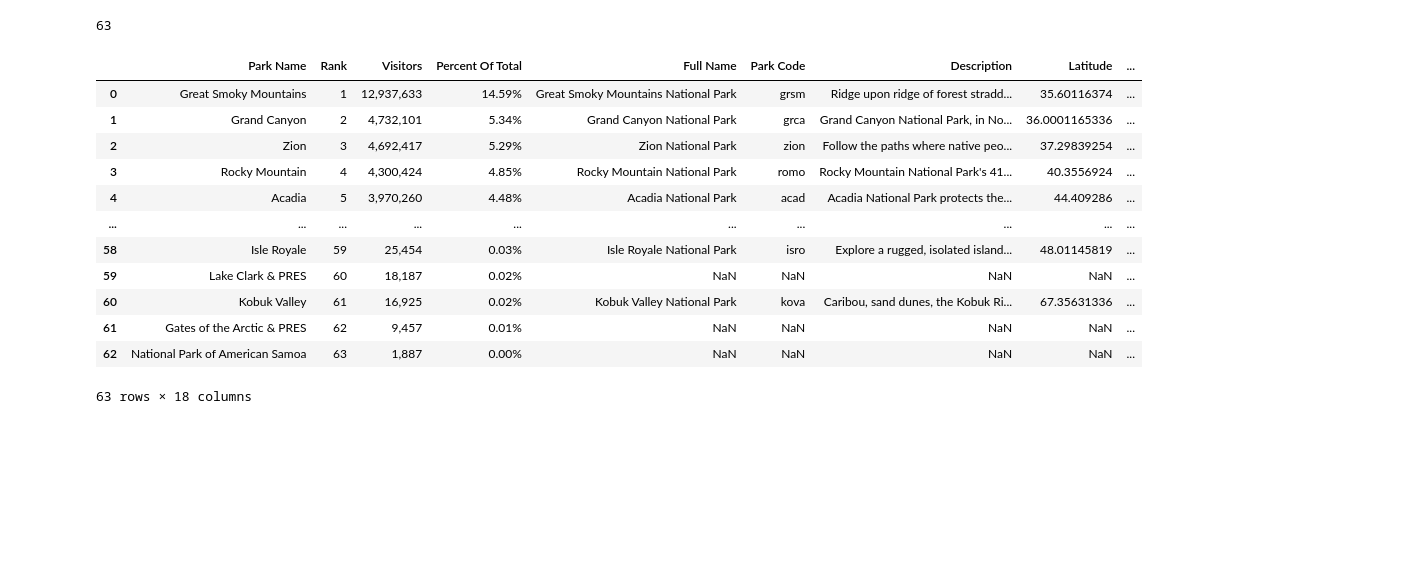
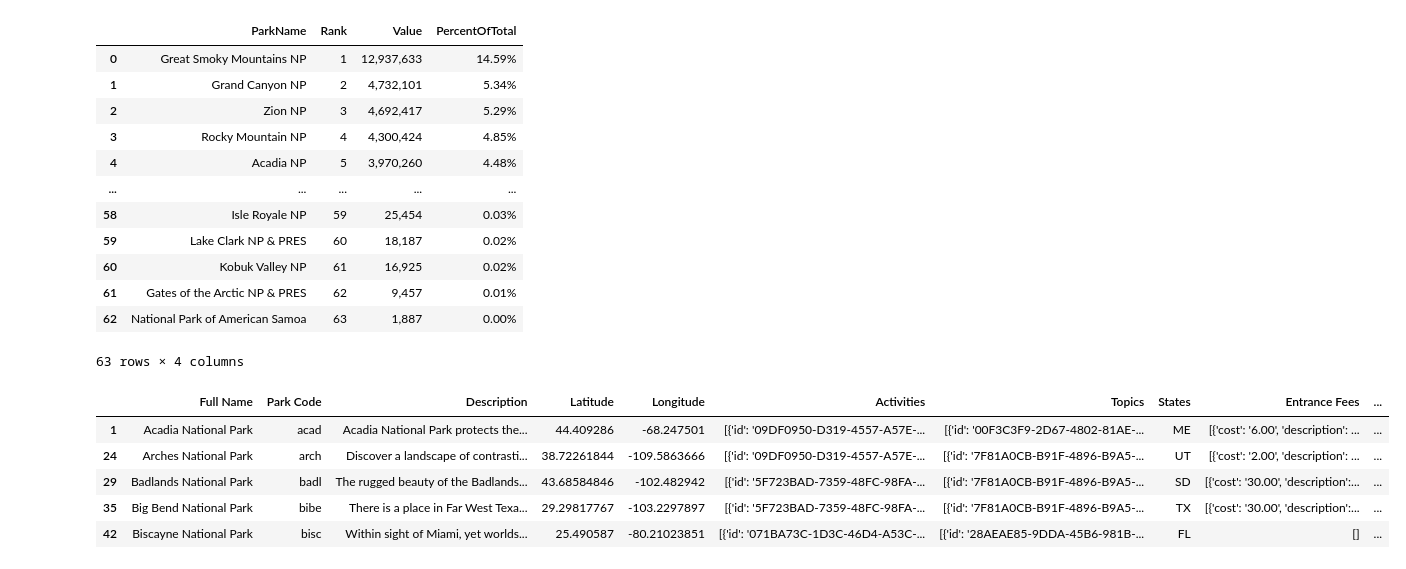
Before and after one commit to JessicaRBailey/Group_CA, a Jupyter notebook: City_Population_To_Park_Visitors/city_pop_to_park_visitors.ipynb, the cells around one changed output. Drawn from its saved outputs; the diff is of its cells as text; code cells hidden in the pictures; blank space fills up the shorter version.

Commit message:
data added and plotted. Still need analysis and display tweaks

```diff
--- a/City_Population_To_Park_Visitors/city_pop_to_park_visitors.ipynb
+++ b/City_Population_To_Park_Visitors/city_pop_to_park_visitors.ipynb
@@ -1,22 +20,37 @@
+# %%
+#Create a dataframe with the visitors data stored in the csv
+
+park_visitors_csv_file = Path("../Resources/national_park_visitors.csv")
+
+#Read the csv and create variable called park_visitors_data
+park_visitors_data= pd.read_csv(park_visitors_csv_file)
+
+
+#Make it into a dataframe
+park_visitors_df = pd.DataFrame(park_visitors_data)
+
+park_visitors_df
+# %% [output]
+|  | ParkName | Rank | Value | PercentOfTotal |
+| 0 | Great Smoky Mountains NP | 1 | 12,937,633 | 14.59% |
+| 1 | Grand Canyon NP | 2 | 4,732,101 | 5.34% |
+| 2 | Zion NP | 3 | 4,692,417 | 5.29% |
+| 3 | Rocky Mountain NP | 4 | 4,300,424 | 4.85% |
+| 4 | Acadia NP | 5 | 3,970,260 | 4.48% |
+| ... | ... | ... | ... | ... |
+| 58 | Isle Royale NP | 59 | 25,454 | 0.03% |
+| 59 | Lake Clark NP & PRES | 60 | 18,187 | 0.02% |
+| 60 | Kobuk Valley NP | 61 | 16,925 | 0.02% |
+| 61 | Gates of the Arctic NP & PRES | 62 | 9,457 | 0.01% |
+| 62 | National Park of American Samoa | 63 | 1,887 | 0.00% |
+63 rows × 4 columns
 # %%
-import requests
-import json
-from configuration import api_key
-import pandas as pd
-from pathlib import Path
-import re
-from pandas import json_normalize
+#Create a Dataframe from national parks API Data
 
-park_visitors_csv_file = Path("../Resources/national_park_visitors.csv")
-
-#Read the csv and create variable called park_visitors_data
-park_visitors_data= pd.read_csv(park_visitors_csv_file)
-
-#Make it into a dataframe
-park_visitors_df = pd.DataFrame(park_visitors_data)
+parks_api_key = APIkeys.parks_api_key
 
 #Establish nps endpoint - with api key
-endpoint = f"https://developer.nps.gov/api/v1/parks?limit=600&api_key={api_key}"
+endpoint = f"https://developer.nps.gov/api/v1/parks?limit=600&api_key={parks_api_key}"
 
 #turn the result into a json file
 parks_data = requests.get(endpoint).json()
@@ -43,49 +77,37 @@ national_parks_df = all_parks_df.loc[(all_parks_df['designation'] == "National P
 
 #Clean up the " NP" Part of the Park Name
 park_visitors_df_clean = park_visitors_df.replace(' NP','', regex=True)
 
 #rename park_visitors_df columns
 park_visitors_df_clean.columns = ["Park Name", "Rank", "Visitors", "Percent Of Total"]
 
 #create a copy to start renaming columns
 national_parks_df_clean = national_parks_df.copy()
 
 #rename columns
 national_parks_df_clean.rename(columns={
     'fullName':'Full Name',
     'parkCode':'Park Code',
     'description':'Description',
     'latitude':'Latitude',
     'longitude':'Longitude',
     'activities':'Activities',
     'topics':'Topics',
     'states':'States',
     'entranceFees':'Entrance Fees',
     'entrancePasses':'Entrance Passes',
     'fees':'Fees',
     'operatingHours':'Operating Hours',
     'weatherInfo':'Weather Info',
     'designation':'Designation',
     'name':'Park Name'
 }, inplace = True)
 
-#merge visitor df and park df
-combined_park_data_df = park_visitors_df_clean.merge(national_parks_df_clean, on="Park Name", how='left')
-
-print(len(combined_park_data_df))
-combined_park_data_df
+national_parks_df_clean.head()
 # %% [output]
-63
-|  | Park Name | Rank | Visitors | Percent Of Total | Full Name | Park Code | Description | Latitude | ... |
-| 0 | Great Smoky Mountains | 1 | 12,937,633 | 14.59% | Great Smoky Mountains National Park | grsm | Ridge upon ridge of forest stradd... | 35.60116374 | ... |
-| 1 | Grand Canyon | 2 | 4,732,101 | 5.34% | Grand Canyon National Park | grca | Grand Canyon National Park, in No... | 36.0001165336 | ... |
-| 2 | Zion | 3 | 4,692,417 | 5.29% | Zion National Park | zion | Follow the paths where native peo... | 37.29839254 | ... |
-| 3 | Rocky Mountain | 4 | 4,300,424 | 4.85% | Rocky Mountain National Park | romo | Rocky Mountain National Park's 41... | 40.3556924 | ... |
-| 4 | Acadia | 5 | 3,970,260 | 4.48% | Acadia National Park | acad | Acadia National Park protects the... | 44.409286 | ... |
-| ... | ... | ... | ... | ... | ... | ... | ... | ... | ... |
-| 58 | Isle Royale | 59 | 25,454 | 0.03% | Isle Royale National Park | isro | Explore a rugged, isolated island... | 48.01145819 | ... |
-| 59 | Lake Clark & PRES | 60 | 18,187 | 0.02% | NaN | NaN | NaN | NaN | ... |
-| 60 | Kobuk Valley | 61 | 16,925 | 0.02% | Kobuk Valley National Park | kova | Caribou, sand dunes, the Kobuk Ri... | 67.35631336 | ... |
-| 61 | Gates of the Arctic & PRES | 62 | 9,457 | 0.01% | NaN | NaN | NaN | NaN | ... |
-| 62 | National Park of American Samoa | 63 | 1,887 | 0.00% | NaN | NaN | NaN | NaN | ... |
+|  | Full Name | Park Code | Description | Latitude | Longitude | Activities | Topics | States | Entrance Fees | ... |
+| 1 | Acadia National Park | acad | Acadia National Park protects the... | 44.409286 | -68.247501 | [{'id': '09DF0950-D319-4557-A57E-... | [{'id': '00F3C3F9-2D67-4802-81AE-... | ME | [{'cost': '6.00', 'description': ... | ... |
+| 24 | Arches National Park | arch | Discover a landscape of contrasti... | 38.72261844 | -109.5863666 | [{'id': '09DF0950-D319-4557-A57E-... | [{'id': '7F81A0CB-B91F-4896-B9A5-... | UT | [{'cost': '2.00', 'description': ... | ... |
+| 29 | Badlands National Park | badl | The rugged beauty of the Badlands... | 43.68584846 | -102.482942 | [{'id': '5F723BAD-7359-48FC-98FA-... | [{'id': '7F81A0CB-B91F-4896-B9A5-... | SD | [{'cost': '30.00', 'description':... | ... |
+| 35 | Big Bend National Park | bibe | There is a place in Far West Texa... | 29.29817767 | -103.2297897 | [{'id': '5F723BAD-7359-48FC-98FA-... | [{'id': '7F81A0CB-B91F-4896-B9A5-... | TX | [{'cost': '30.00', 'description':... | ... |
+| 42 | Biscayne National Park | bisc | Within sight of Miami, yet worlds... | 25.490587 | -80.21023851 | [{'id': '071BA73C-1D3C-46D4-A53C-... | [{'id': '28AEAE85-9DDA-45B6-981B-... | FL | [] | ... |
-63 rows × 18 columns
```
Also changed, not shown: parts of 6 cells of this notebook.
